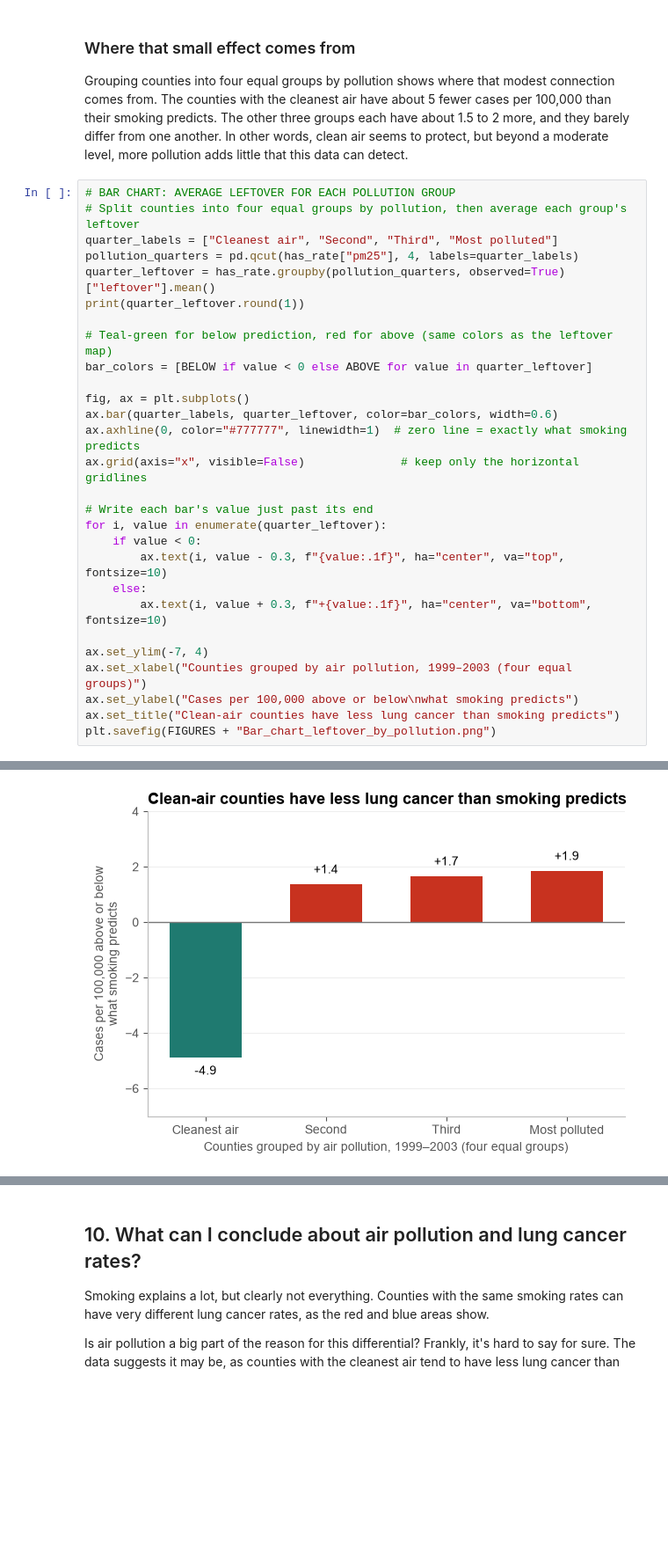
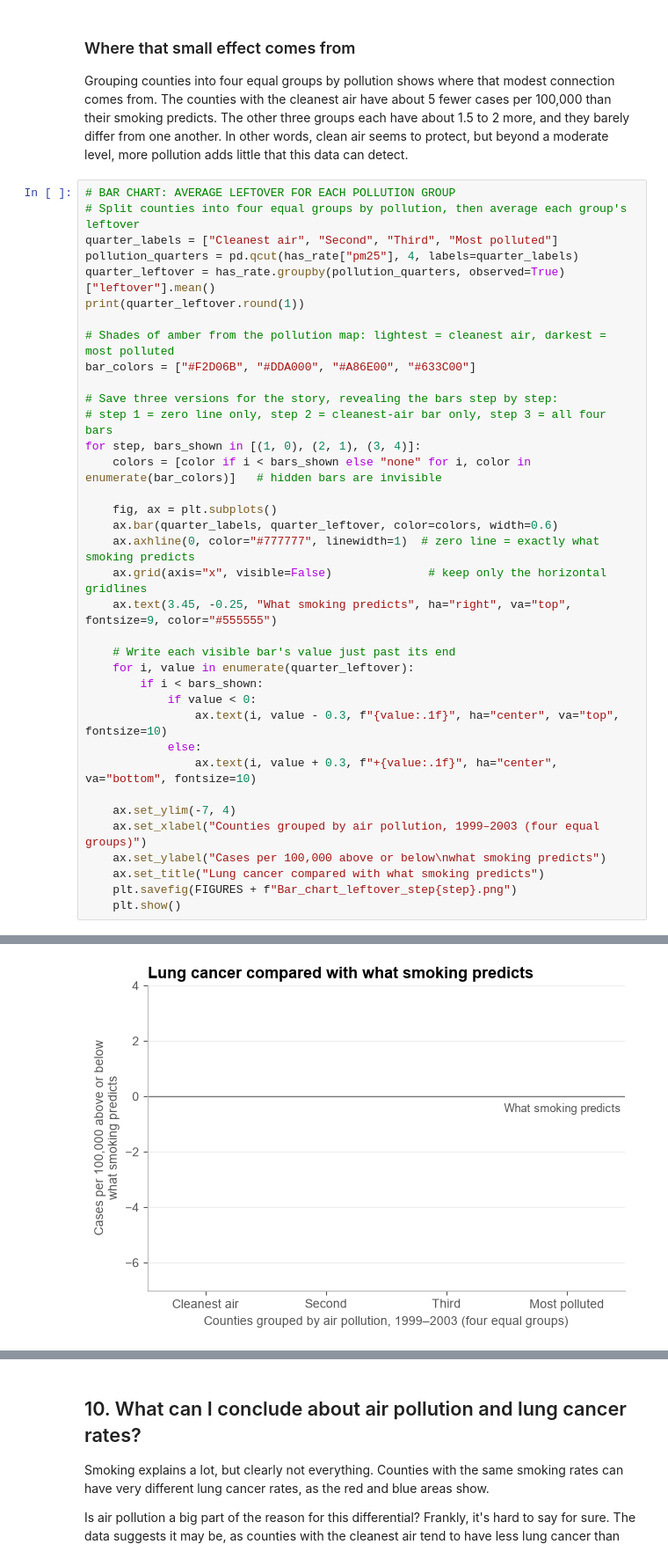
Before and after one commit to hungarpratt/pollution_and_cancer, a Jupyter notebook: notebook/analysis.ipynb, the cells around one changed output, grey strips where cells are left out. Shown at 88% size. Cells and saved outputs as stored; diff of their text form; blank space fills up the shorter version.

Commit message:
Bar chart section, conclusion, and layout fixes

```diff
--- a/notebook/analysis.ipynb
+++ b/notebook/analysis.ipynb
@@ -575,36 +578,44 @@ Grouping counties into four equal groups by pollution shows where that modest co
 # %%
 # BAR CHART: AVERAGE LEFTOVER FOR EACH POLLUTION GROUP
 # Split counties into four equal groups by pollution, then average each group's leftover
 quarter_labels = ["Cleanest air", "Second", "Third", "Most polluted"]
 pollution_quarters = pd.qcut(has_rate["pm25"], 4, labels=quarter_labels)
 quarter_leftover = has_rate.groupby(pollution_quarters, observed=True)["leftover"].mean()
 print(quarter_leftover.round(1))
 
-# Teal-green for below prediction, red for above (same colors as the leftover map)
-bar_colors = [BELOW if value < 0 else ABOVE for value in quarter_leftover]
+# Shades of amber from the pollution map: lightest = cleanest air, darkest = most polluted
+bar_colors = ["#F2D06B", "#DDA000", "#A86E00", "#633C00"]
 
-fig, ax = plt.subplots()
-ax.bar(quarter_labels, quarter_leftover, color=bar_colors, width=0.6)
-ax.axhline(0, color="#777777", linewidth=1)  # zero line = exactly what smoking predicts
-ax.grid(axis="x", visible=False)              # keep only the horizontal gridlines
+# Save three versions for the story, revealing the bars step by step:
+# step 1 = zero line only, step 2 = cleanest-air bar only, step 3 = all four bars
+for step, bars_shown in [(1, 0), (2, 1), (3, 4)]:
+    colors = [color if i < bars_shown else "none" for i, color in enumerate(bar_colors)]   # hidden bars are invisible
 
-# Write each bar's value just past its end
-for i, value in enumerate(quarter_leftover):
-    if value < 0:
-        ax.text(i, value - 0.3, f"{value:.1f}", ha="center", va="top", fontsize=10)
-    else:
-        ax.text(i, value + 0.3, f"+{value:.1f}", ha="center", va="bottom", fontsize=10)
+    fig, ax = plt.subplots()
+    ax.bar(quarter_labels, quarter_leftover, color=colors, width=0.6)
+    ax.axhline(0, color="#777777", linewidth=1)  # zero line = exactly what smoking predicts
+    ax.grid(axis="x", visible=False)              # keep only the horizontal gridlines
+    ax.text(3.45, -0.25, "What smoking predicts", ha="right", va="top", fontsize=9, color="#555555")
 
-ax.set_ylim(-7, 4)
-ax.set_xlabel("Counties grouped by air pollution, 1999–2003 (four equal groups)")
-ax.set_ylabel("Cases per 100,000 above or below\nwhat smoking predicts")
-ax.set_title("Clean-air counties have less lung cancer than smoking predicts")
-plt.savefig(FIGURES + "Bar_chart_leftover_by_pollution.png")
+    # Write each visible bar's value just past its end
+    for i, value in enumerate(quarter_leftover):
+        if i < bars_shown:
+            if value < 0:
+                ax.text(i, value - 0.3, f"{value:.1f}", ha="center", va="top", fontsize=10)
+            else:
+                ax.text(i, value + 0.3, f"+{value:.1f}", ha="center", va="bottom", fontsize=10)
+
+    ax.set_ylim(-7, 4)
+    ax.set_xlabel("Counties grouped by air pollution, 1999–2003 (four equal groups)")
+    ax.set_ylabel("Cases per 100,000 above or below\nwhat smoking predicts")
+    ax.set_title("Lung cancer compared with what smoking predicts")
+    plt.savefig(FIGURES + f"Bar_chart_leftover_step{step}.png")
+    plt.show()
 # %% [output]
 pm25
 Cleanest air    -4.9
 Second           1.4
 Third            1.7
 Most polluted    1.9
 Name: leftover, dtype: float64
-[figure, old version]
+[figure, new version]
```
Also changed, not shown: parts of 2 cells of this notebook, 9 other files.
